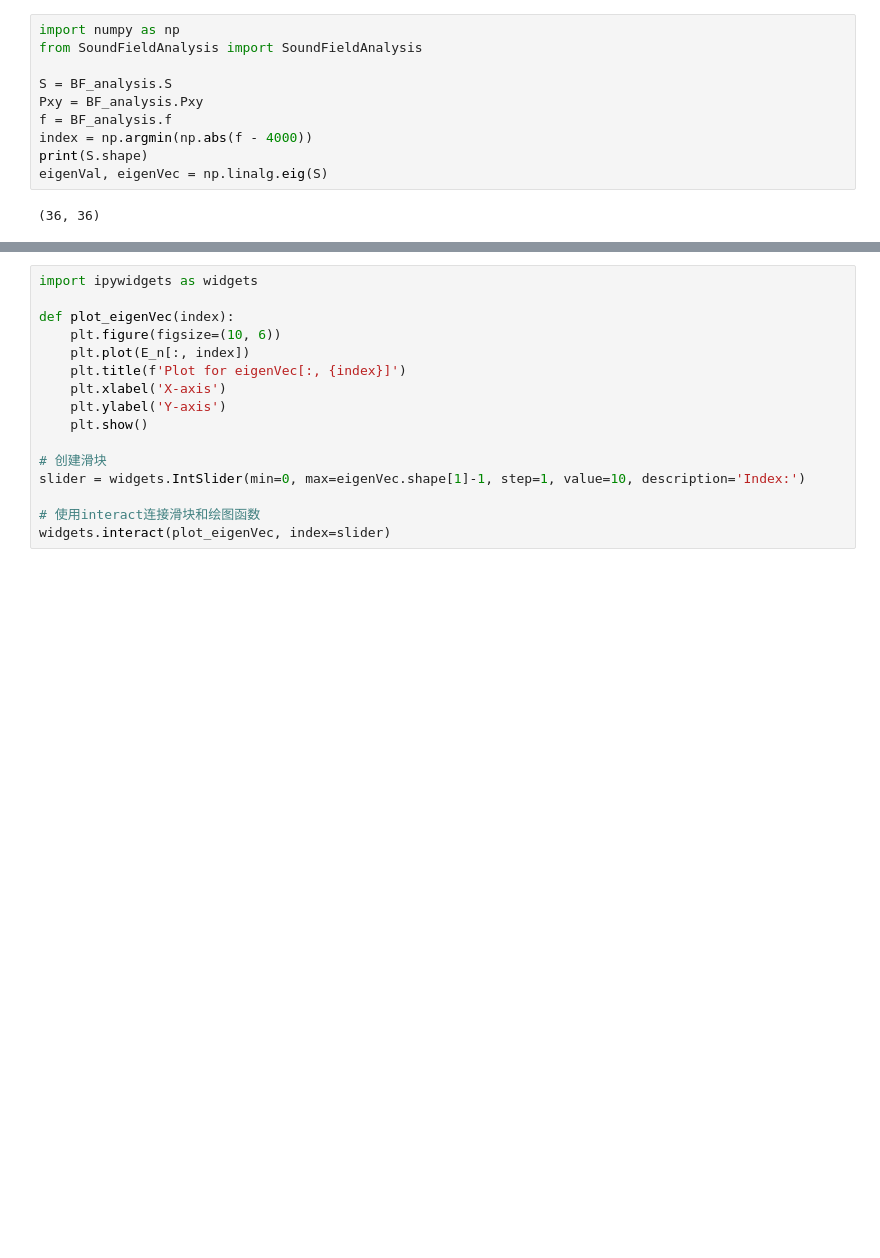
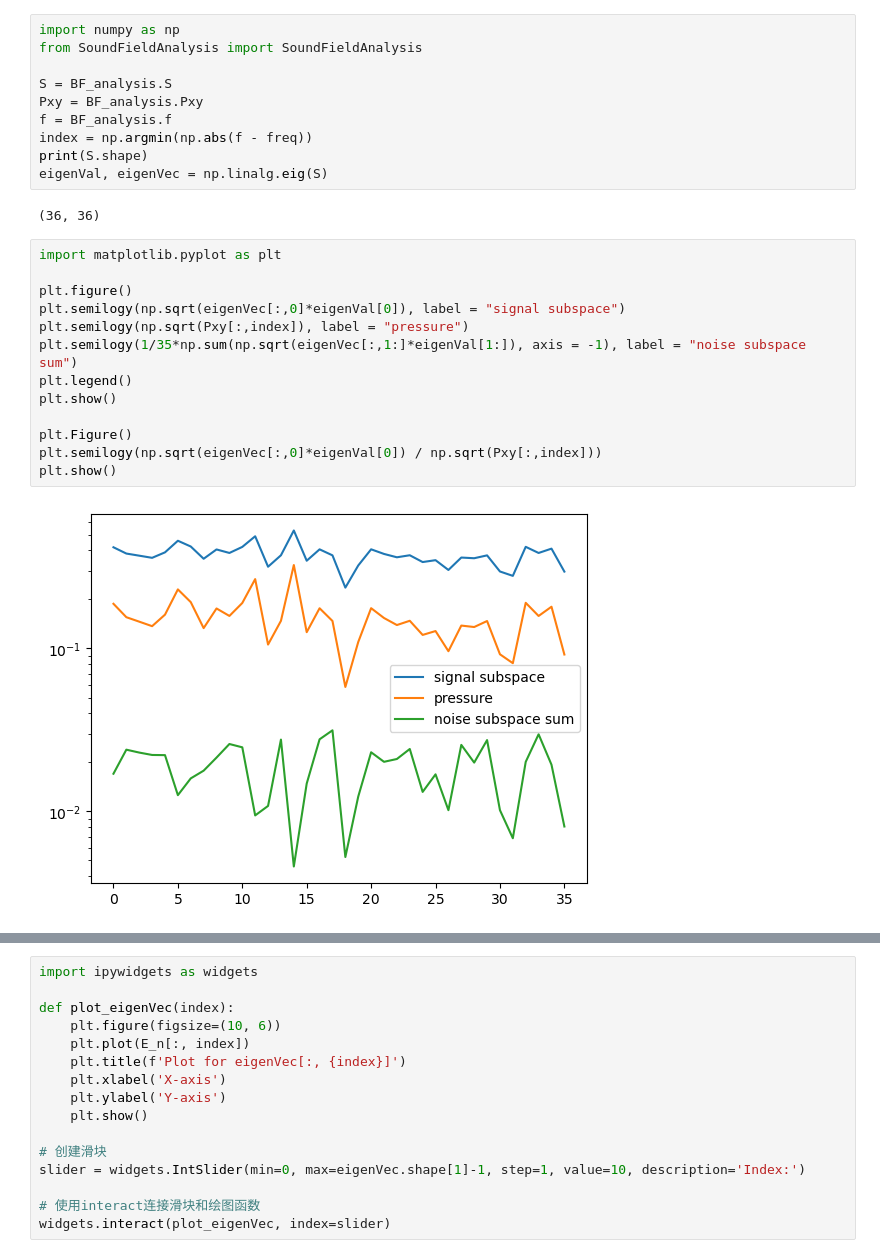
Before and after one commit to 1ieng2en/3d_beamforming, a Jupyter notebook: 3dbf.ipynb, the cells around one changed output, grey strips where cells are left out. Cells and saved outputs as stored; diff of their text form; blank space fills up the shorter version.

```diff
--- a/3dbf.ipynb
+++ b/3dbf.ipynb
@@ -34,8 +34,23 @@ from SoundFieldAnalysis import SoundFieldAnalysis
 S = BF_analysis.S
 Pxy = BF_analysis.Pxy
 f = BF_analysis.f
-index = np.argmin(np.abs(f - 4000))
+index = np.argmin(np.abs(f - freq))
 print(S.shape)
 eigenVal, eigenVec = np.linalg.eig(S)
 # %% [output]
 (36, 36)
+# %%
+import matplotlib.pyplot as plt
+
+plt.figure()
+plt.semilogy(np.sqrt(eigenVec[:,0]*eigenVal[0]), label = "signal subspace")
+plt.semilogy(np.sqrt(Pxy[:,index]), label = "pressure")
+plt.semilogy(1/35*np.sum(np.sqrt(eigenVec[:,1:]*eigenVal[1:]), axis = -1), label = "noise subspace sum")
+plt.legend()
+plt.show()
+
+plt.Figure()
+plt.semilogy(np.sqrt(eigenVec[:,0]*eigenVal[0]) / np.sqrt(Pxy[:,index]))
+plt.show()
+# %% [output]
+[figure, added]
```
Also changed, not shown: parts of 5 cells of this notebook, 2 other files.
